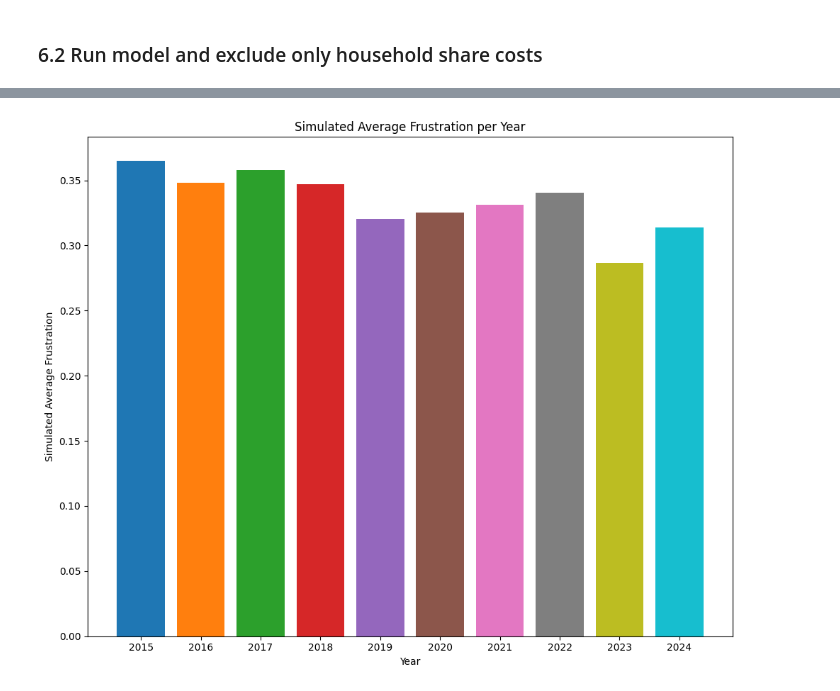
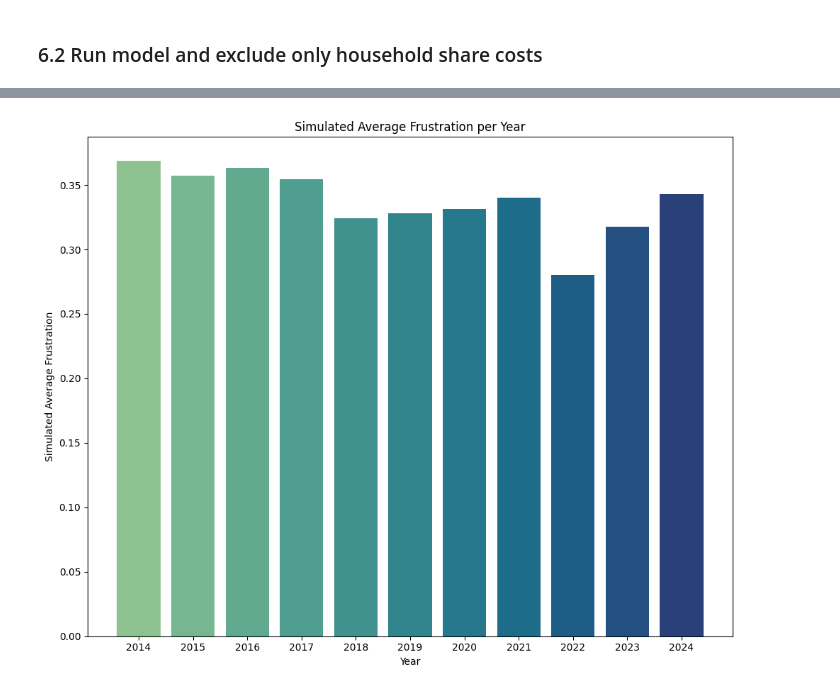
Before and after one commit to tinasophie15/CMSS_Project_Group_15, a Jupyter notebook: src/cmss_group_15.ipynb, the cells around one changed output, grey strips where cells are left out. Cells and saved outputs as stored; diff of their text form; code cells hidden in the pictures.

```diff
--- a/src/cmss_group_15.ipynb
+++ b/src/cmss_group_15.ipynb
@@ -167,5 +186,5 @@ In the following cells, we prepare the preprocessing in terms of defining releva
 # %%
-relevant_years = [str(year) for year in range(2015, 2025)]
+relevant_years = [str(year) for year in range(2014, 2025)]
 relevant_columns = ["geo"] + relevant_years
 non_eu_entities = ['EU27_2020', 'EA20']
 # %%
@@ -465,17 +528,17 @@ plt.show()
 # %%
 years = list(mean_frustrations_over_years_all_factors.keys())
 frustration_means = list(mean_frustrations_over_years_all_factors.values())
 
-palette = sns.color_palette("tab10", len(years))
+palette = sns.color_palette("crest", len(years))
 colors = palette.as_hex()
 
 plt.figure(figsize=(10, 8))
 plt.bar(years, frustration_means, color=colors)
 plt.xlabel("Year")
 plt.ylabel("Simulated Average Frustration")
 plt.title("Simulated Average Frustration per Year")
 plt.tight_layout()
 plt.savefig(result_dir.joinpath("mean_frustrations_over_years.pdf"), format="pdf")
 plt.show()
 # %% [output]
-[figure, old version]
+[figure, new version]
```
Also changed, not shown: parts of 31 cells of this notebook, 9 other files.
